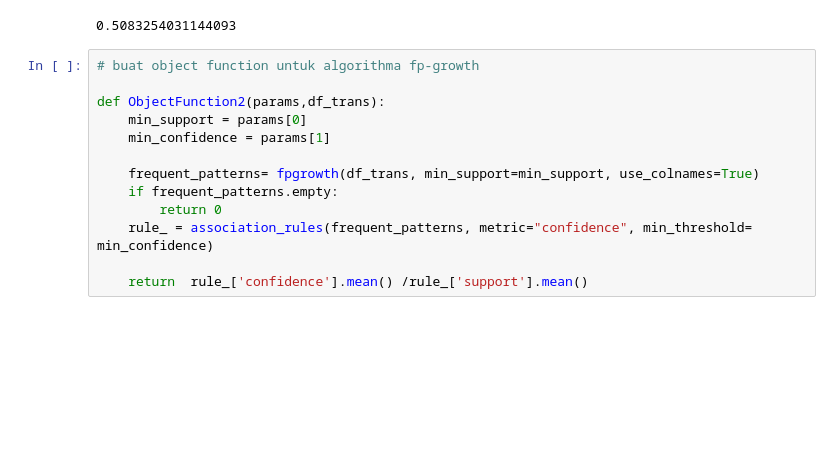
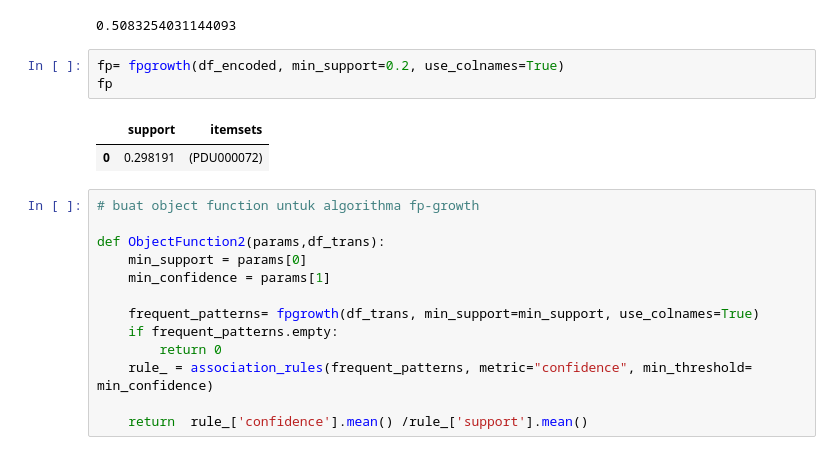
Before and after one commit to rifqiazizm/fpgrowth-bat, a Jupyter notebook: FP GROWTH.ipynb, the cells around one changed output. Drawn from its saved outputs; the diff is of its cells as text; blank space fills up the shorter version.

```diff
--- a/FP GROWTH.ipynb
+++ b/FP GROWTH.ipynb
@@ -202,6 +202,12 @@ array([[2.69768939, 0.79555264],
 np.random.random()
 # %% [output]
 0.5083254031144093
+# %%
+fp= fpgrowth(df_encoded, min_support=0.2, use_colnames=True)
+fp
+# %% [output]
+|  | support | itemsets |
+| 0 | 0.298191 | (PDU000072) |
 # %%
 # buat object function untuk algorithma fp-growth
 
```
Also changed, not shown: parts of 5 cells of this notebook, 1 other file.
